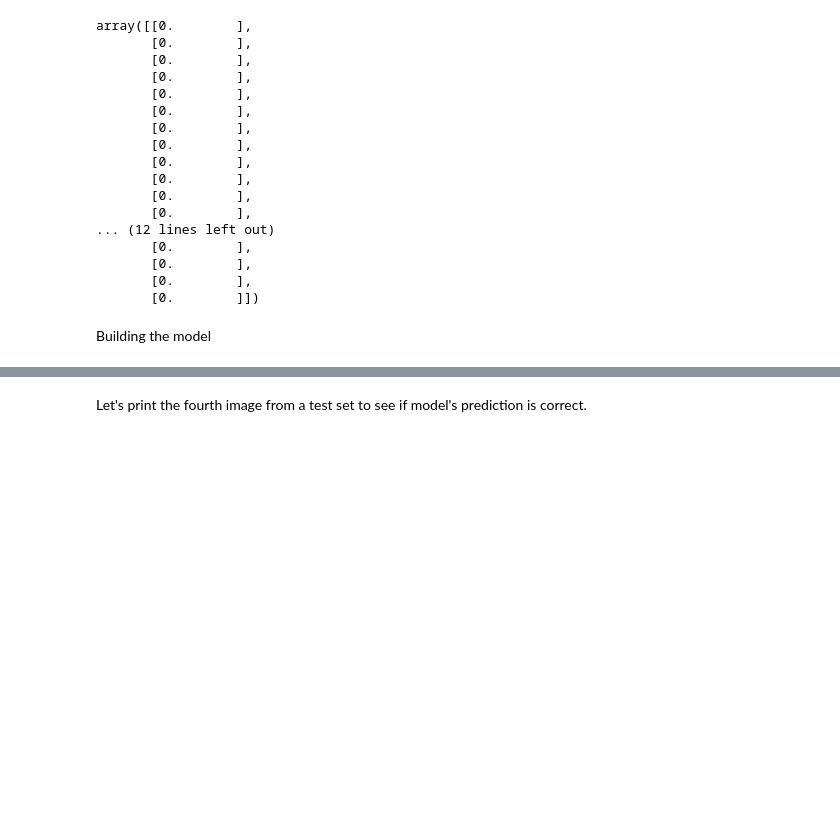
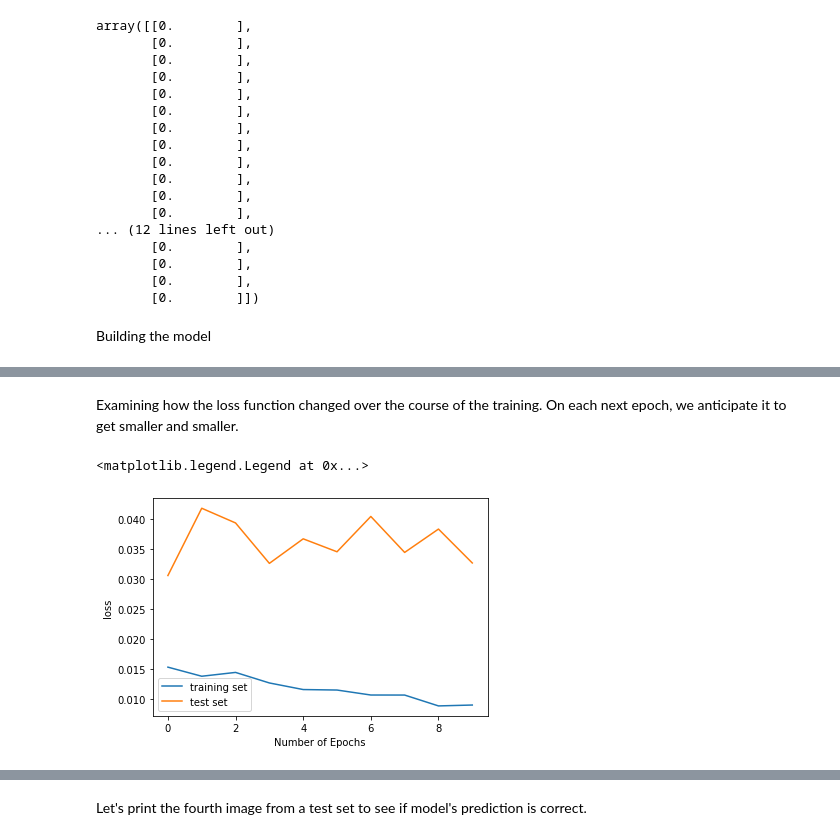
Before and after one commit to NehaKoulecar/Handwritten_Digit_Recognition, a Jupyter notebook: HandwrittenDigitRecognition.ipynb, the cells around one changed output, grey strips where cells are left out. Saved outputs shown, nothing was run; the diff lists cells and outputs as text; code cells hidden in the pictures; blank space fills up the shorter version.

```diff
--- a/HandwrittenDigitRecognition.ipynb
+++ b/HandwrittenDigitRecognition.ipynb
@@ -366,0 +227,8 @@ print(predictions[4])
+# %%
+adam_optimizer = tf.keras.optimizers.Adam(learning_rate=0.001)
+
+model1.compile(
+    optimizer=adam_optimizer,
+    loss=tf.keras.losses.sparse_categorical_crossentropy,
+    metrics=['accuracy']
+)
@@ -366,0 +237,11 @@ print(predictions[4])
+# %%
+log_dir=".logs/fit/" + datetime.datetime.now().strftime("%Y%m%d-%H%M%S")
+tensorboard_callback = tf.keras.callbacks.TensorBoard(log_dir=log_dir, histogram_freq=1)
+
+training_hist = model1.fit(
+    x_train_normalize,
+    y_train,
+    epochs=10,
+    validation_data=(x_test_normalize, y_test),
+    callbacks=[tensorboard_callback]
+)
@@ -366,0 +269,11 @@ print(predictions[4])
+# %% [markdown]
+Examining how the loss function changed over the course of the training. On each next epoch, we anticipate it to get smaller and smaller.
+# %%
+plt.xlabel('Number of Epochs')
+plt.ylabel('loss')
+plt.plot(training_hist.history['loss'], label='training set')
+plt.plot(training_hist.history['val_loss'], label='test set')
+plt.legend()
+# %% [output]
+<matplotlib.legend.Legend at 0x...>
+[figure, added]
```
Also changed, not shown: parts of 52 cells of this notebook.
